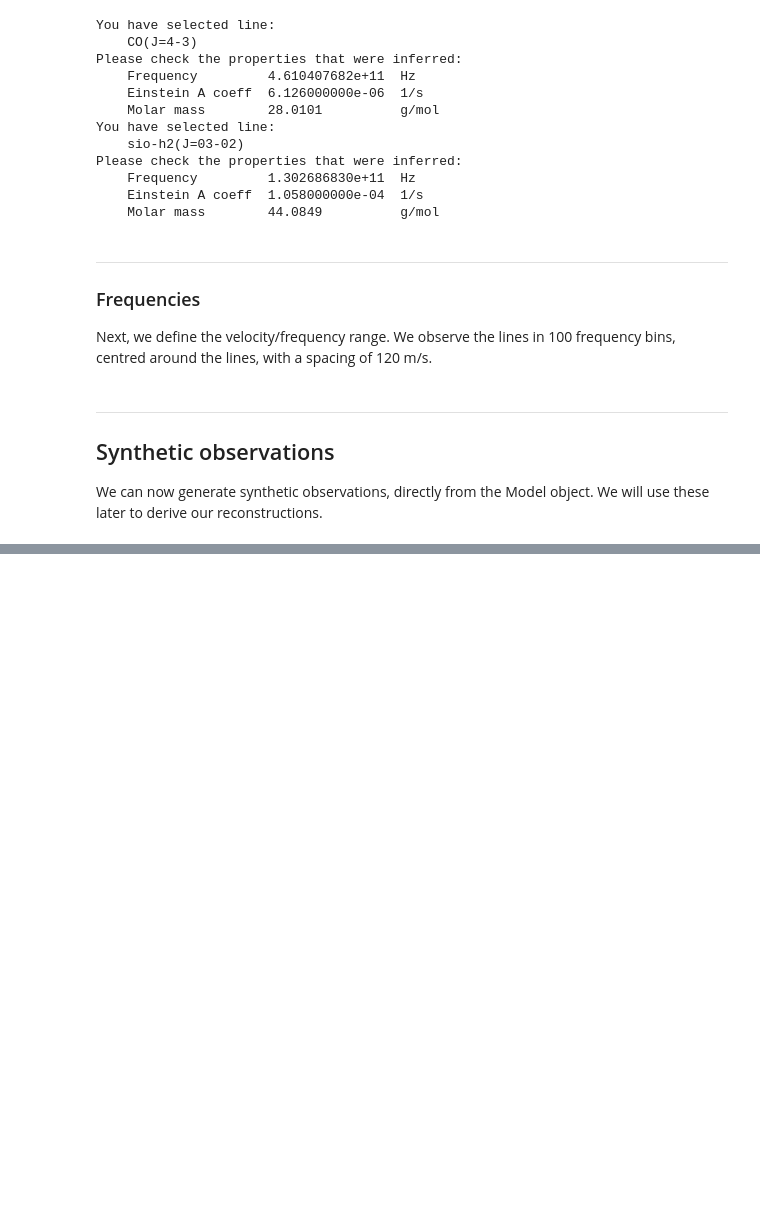
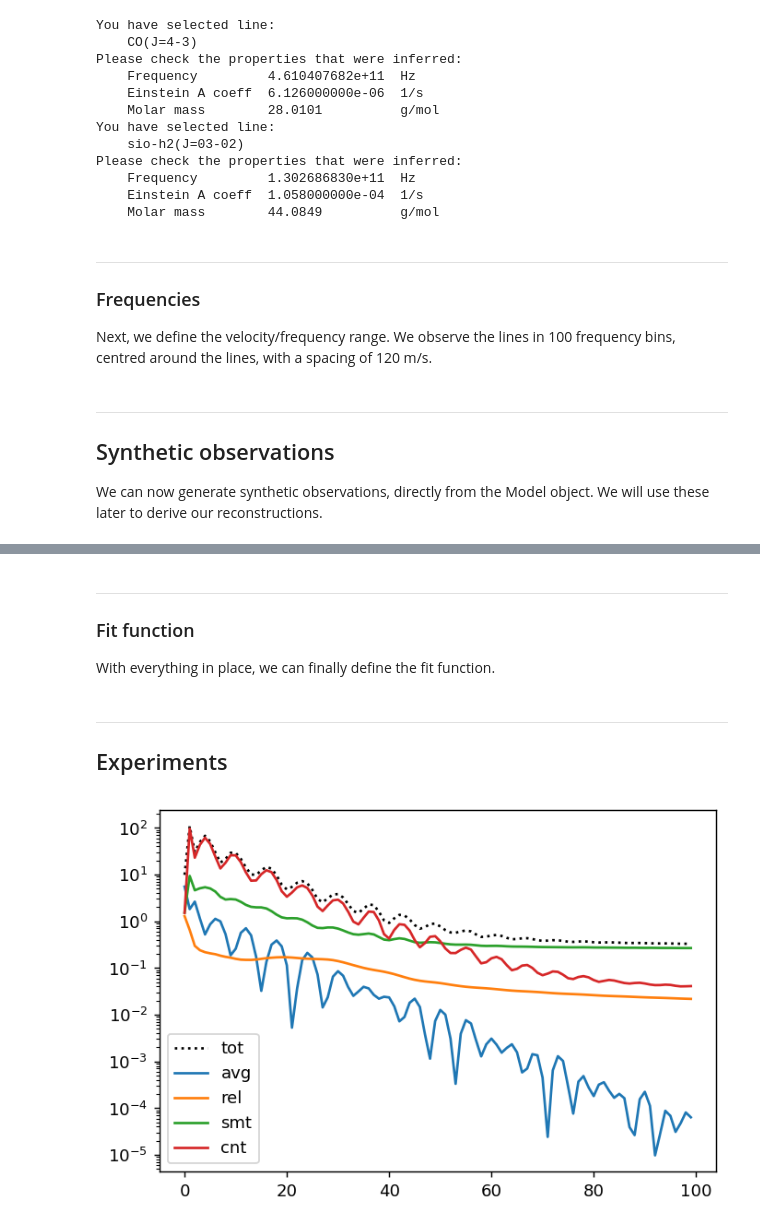
Before and after one commit to Magritte-code/pomme, a Jupyter notebook: docs/src/examples/3D_stellar_wind.ipynb, the cells around one changed output, grey strips where cells are left out. Drawn from its saved outputs; the diff is of its cells as text; code cells hidden in the pictures; blank space fills up the shorter version.

```diff
--- a/docs/src/examples/3D_stellar_wind.ipynb
+++ b/docs/src/examples/3D_stellar_wind.ipynb
@@ -202,0 +345,19 @@ We will use these later to derive our reconstructions.
+# %%
+def steady_state_cont_loss(gmodel):
+    """
+    Loss assuming steady state hydrodynamics, i.e. vanishing time derivatives.
+    """
+    # Extract the relevant variables form the model
+    rho           = gmodel.get_abundance(gmodel.model, 0)   # line number does not matter here
+    v_x, v_y, v_z = gmodel.get_velocity (gmodel.model)
+    # Continuity equation (steady state): div(ρ v) = 0
+    loss_cont = gmodel.model.diff_x(rho * v_x) + gmodel.model.diff_y(rho * v_y) + gmodel.model.diff_z(rho * v_z)
+    # Squared average over the model
+    loss_cont = torch.mean((loss_cont / rho)**2)
+    # Return losses
+    return loss_cont
+# %% [markdown]
+---
+
+### Fit function
+With everything in place, we can finally define the fit function.
@@ -202,0 +388,37 @@ We will use these later to derive our reconstructions.
+# %% [markdown]
+---
+
+## Experiments
+# %%
+imgs, losses = fit(losses, gmodel_recon,
+    N_epochs = 3,
+    lr       = 1.0e-1,
+    w_avg    = 1.0e+0,
+    w_rel    = 1.0e+0,
+    w_smt    = 1.0e+0,
+    w_cnt    = 1.0e+0,
+)
+losses.renormalise_all()
+losses.reset()
+# %%
+imgs, losses = fit(losses, gmodel_recon,
+    N_epochs = 100,
+    lr       = 1.0e-1,
+    w_avg    = 1.0e+0,
+    w_rel    = 1.0e+0,
+    w_smt    = 1.0e+0,
+    w_cnt    = 1.0e+0,
+)
+losses.plot()
+# %%
+imgs, losses = fit(losses, gmodel_recon,
+    N_epochs = 500,
+    lr       = 1.0e-1,
+    w_avg    = 1.0e+0,
+    w_rel    = 1.0e+0,
+    w_smt    = 1.0e+0,
+    w_cnt    = 1.0e+0,
+)
+losses.plot()
+# %% [output]
+[figure, added]
```
Also changed, not shown: parts of 21 cells of this notebook, 10 other files.
